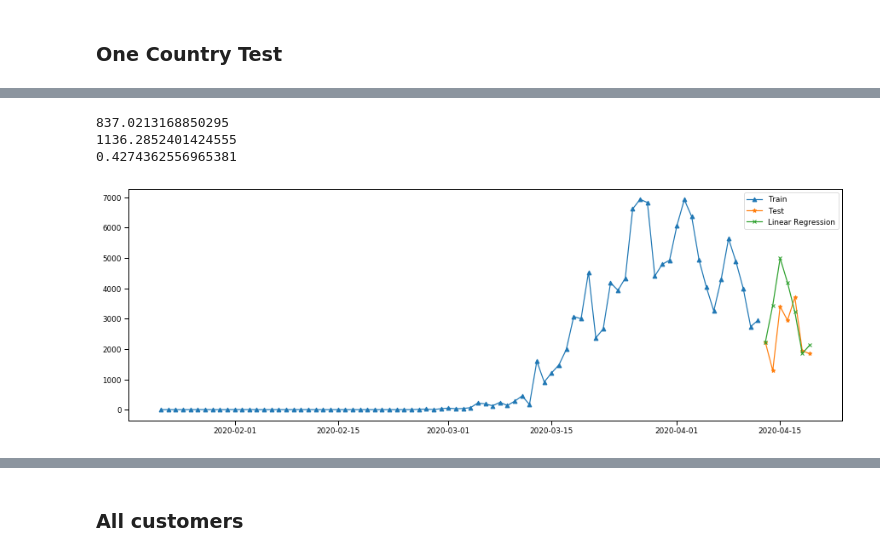
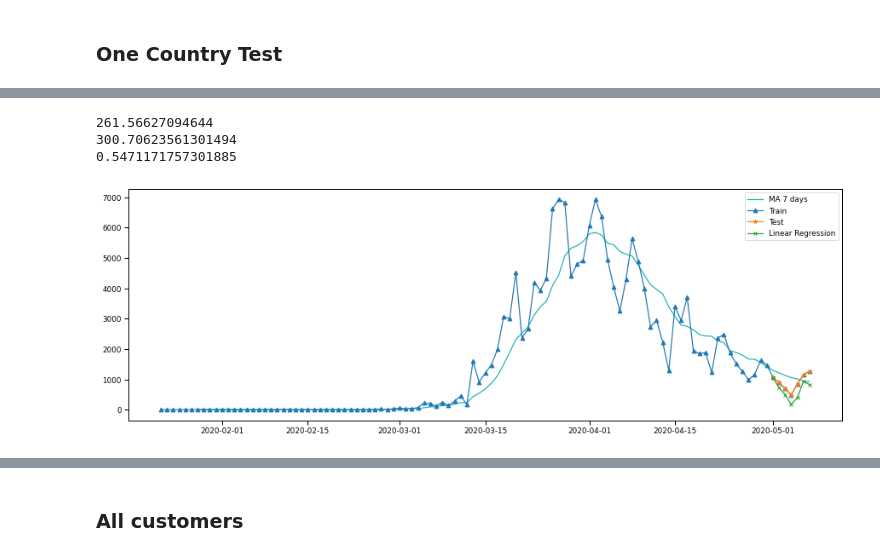
Before and after one commit to arnimpdm/Covid-19-prediction, a Jupyter notebook: Covid19_pred.ipynb, the cells around one changed output, grey strips where cells are left out. Saved outputs shown, nothing was run; the diff lists cells and outputs as text; code cells hidden in the pictures.

```diff
--- a/Covid19_pred.ipynb
+++ b/Covid19_pred.ipynb
@@ -646,35 +652,40 @@ def root_mean_squared_log_error(real, predicted):
 # %%
 #Linear Regression
 List = df_ml_confirmed.loc[(df_ml_confirmed.Province_and_country == "Germany")]
 
 Confirmed_train = List.loc[List.Date <= split_date].copy()
 Confirmed_test = List.loc[List.Date > split_date].copy()
 
 X_train, y_train = create_x_y(Confirmed_train, label='Confirmed')
 X_test, y_test = create_x_y(Confirmed_test, label='Confirmed')
 
 X_train = X_train.fillna(0)
 X_test = X_test.fillna(0)
 
 linear_regressor = LinearRegression(fit_intercept=False)  # create object for the class
-
 linear_regressor.fit(X_train, y_train)
 
+Confirmed_test['File_type'] = "Test"
+Confirmed_train['File_type'] = "Train"
+
 Confirmed_test['Confirmed_Prediction'] = linear_regressor.predict(X_test)
+Combined = Confirmed_train.append(Confirmed_test)
+Combined['MA_7_d'] = Combined['Confirmed'].rolling(window=7).mean()
 
-plt.plot(Confirmed_train.index, Confirmed_train['Confirmed'], label='Train',marker ='^')
+plt.plot(Combined.index, Combined['MA_7_d'], label='MA 7 days', color = 'lightseagreen')
+plt.plot(Combined.index, Combined['Confirmed'], label='Train',marker ='^')
 plt.plot(Confirmed_test.index, Confirmed_test['Confirmed'], label='Test', marker = "*")
-plt.plot(Confirmed_test.index, Confirmed_test['Confirmed_Prediction'], label='Linear Regression', marker = "x")
+plt.plot(Combined.index, Combined['Confirmed_Prediction'], label='Linear Regression', marker = "x")
 plt.legend(loc='best')
 
 print(mean_absolute_error(y_pred=Confirmed_test['Confirmed_Prediction'], y_true=Confirmed_test['Confirmed']))
 print(np.sqrt(mean_squared_error(y_pred=Confirmed_test['Confirmed_Prediction'], y_true=Confirmed_test['Confirmed'])))
 print(root_mean_squared_log_error(real=Confirmed_test['Confirmed'], predicted=Confirmed_test['Confirmed_Prediction']))
 # %% [output]
-837.0213168850295
-1136.2852401424555
-0.4274362556965381
+261.56627094644
+300.70623561301494
+0.5471171757301885
-[figure, old version]
+[figure, new version]
 # %%
 #Holt winters-non-optimized
 List = df_ml_confirmed.loc[(df_ml_confirmed.Province_and_country == "Germany")]
```
Also changed, not shown: parts of 48 cells of this notebook, 2 other files.
